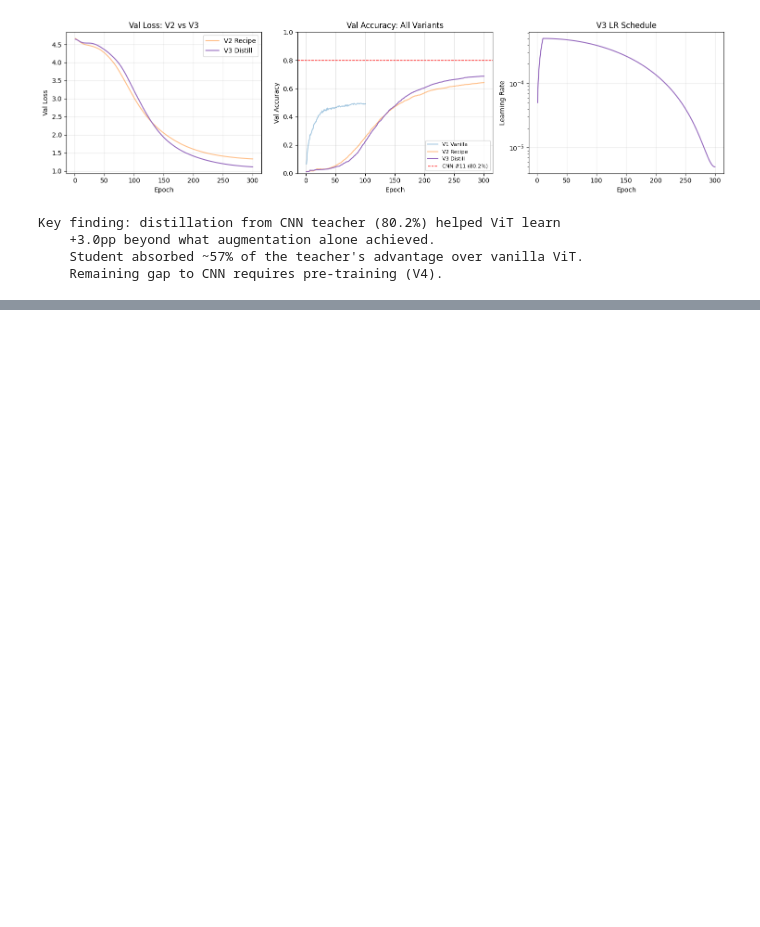
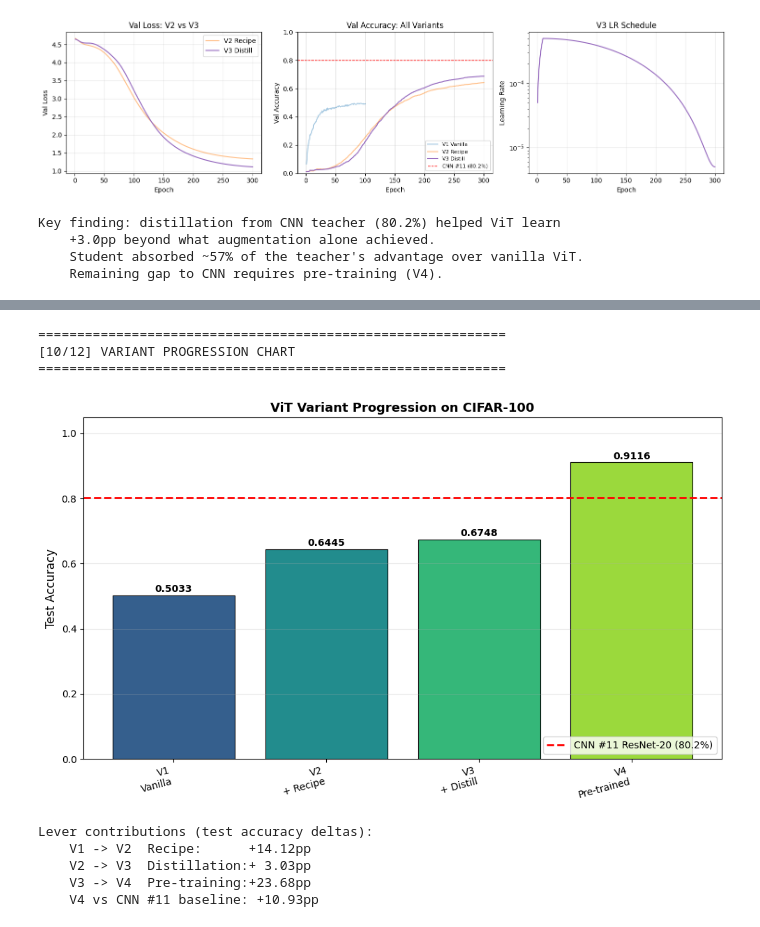
Before and after one commit to GoudyMT/ml-framework-comparison, a Jupyter notebook: PyTorch/17-vit/pipeline.ipynb, the cells around one changed output, grey strips where cells are left out. Cells and saved outputs as stored; diff of their text form; code cells hidden in the pictures; blank space fills up the shorter version.

```diff
--- a/PyTorch/17-vit/pipeline.ipynb
+++ b/PyTorch/17-vit/pipeline.ipynb
@@ -1796,0 +2481,46 @@ Key finding: distillation from CNN teacher (80.2%) helped ViT learn
+# %%
+# Step 10: Variant Progression Chart (portfolio centerpiece)
+
+print("=" * 60)
+print("[10/12] VARIANT PROGRESSION CHART")
+print("=" * 60)
+
+variant_names = [
+    'V1\nVanilla',
+    'V2\n+ Recipe',
+    'V3\n+ Distill',
+    'V4\nPre-trained',
+]
+test_accs = [
+    v1_results['test_acc'],
+    v2_results['test_acc'],
+    v3_results['test_acc'],
+    v4_results['test_acc'],
+]
+
+plot_bleu_progression(
+    model_names=variant_names,
+    bleu_scores=test_accs,
+    baseline_bleu=teacher_test_acc,
+    baseline_label=f'CNN #11 ResNet-20 ({teacher_test_acc*100:.1f}%)',
+    title='ViT Variant Progression on CIFAR-100',
+    ylabel='Test Accuracy',
+    save_path=RESULTS_DIR / 'variant_progression.png',
+)
+
+# Per-lever delta callouts for reader reference
+print(f"\nLever contributions (test accuracy deltas):")
+print(f"    V1 -> V2  Recipe:      +{(v2_results['test_acc'] - v1_results['test_acc'])*100:5.2f}pp")
+print(f"    V2 -> V3  Distillation:+{(v3_results['test_acc'] - v2_results['test_acc'])*100:5.2f}pp")
+print(f"    V3 -> V4  Pre-training:+{(v4_results['test_acc'] - v3_results['test_acc'])*100:5.2f}pp")
+print(f"    V4 vs CNN #11 baseline: {(v4_results['test_acc'] - teacher_test_acc)*100:+5.2f}pp")
+# %% [output]
+============================================================
+[10/12] VARIANT PROGRESSION CHART
+============================================================
+[figure, added]
+Lever contributions (test accuracy deltas):
+    V1 -> V2  Recipe:      +14.12pp
+    V2 -> V3  Distillation:+ 3.03pp
+    V3 -> V4  Pre-training:+23.68pp
+    V4 vs CNN #11 baseline: +10.93pp
```
Also changed, not shown: parts of 7 cells of this notebook, 8 other files.
